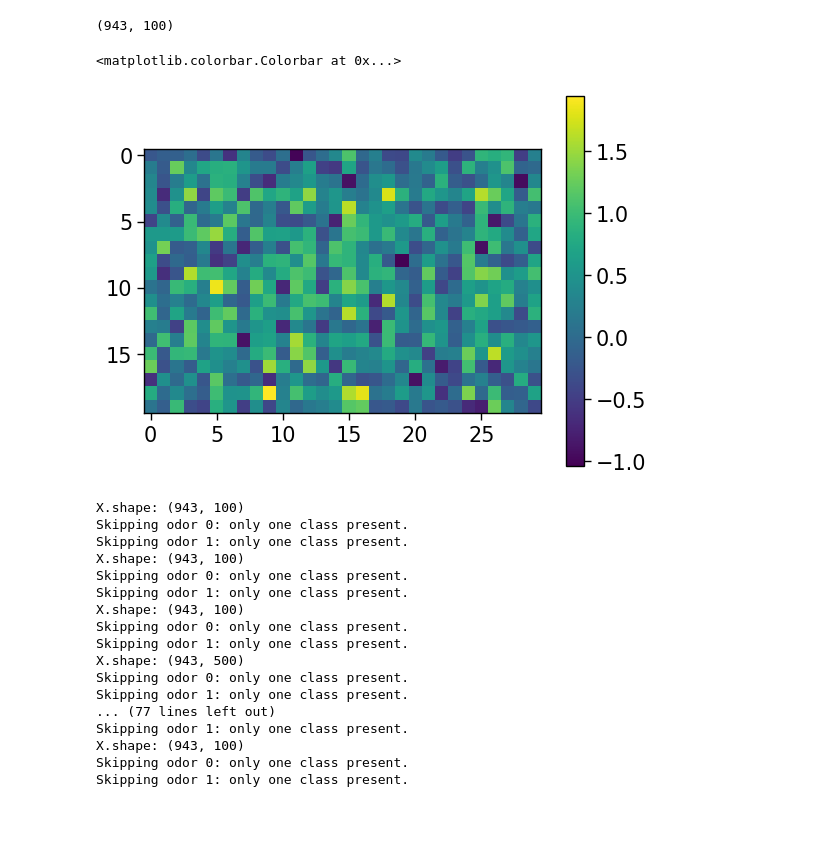
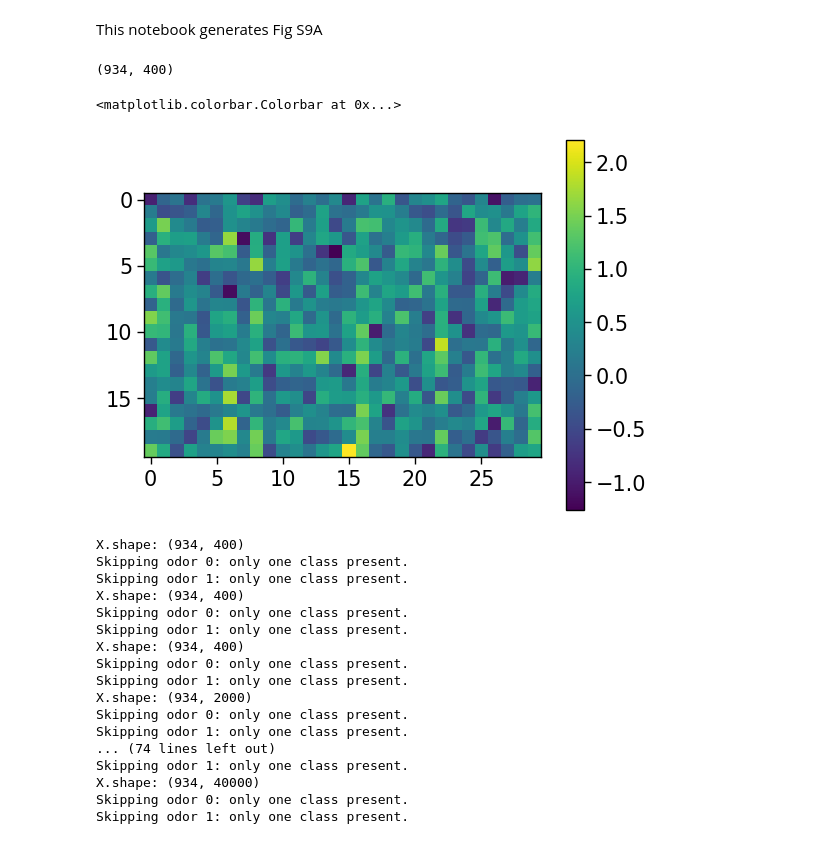
Before and after one commit to george-tog/sparse_inputs, a Jupyter notebook: scripts/5-sparse_expansive_code.ipynb, the cells around one changed output. Drawn from its saved outputs; the diff is of its cells as text; code cells hidden in the pictures; blank space fills up the shorter version.

```diff
--- a/scripts/5-sparse_expansive_code.ipynb
+++ b/scripts/5-sparse_expansive_code.ipynb
@@ -1,3 +1,5 @@
+# %% [markdown]
+This notebook generates Fig S9A
 # %%
 # imports
 import numpy as np
@@ -12,6 +14,6 @@ from coding_model_clean import *
 # %%
 # generate glomerular responses
-N = 10 # sqrt num glomeruli
+N = 20 # sqrt num glomeruli
 rho = 0.5 # antagonism correlation
 conc = train_cue_conc = bg_conc = 1e-3 # 1e0
 n_glom_shown = 400
@@ -22,35 +24,35 @@ cue = -1 # random targets
 model_params = init_model_parameters(total_bg=n_bg, N=N, rho=rho, bg_conc=conc, F_max=1, n=4, train_cue_conc=conc)
 n_train = 1000
 
 F_max = model_params['F_max']
 n = model_params['n']
 lneta = model_params['lneta']
 kappa = model_params['kappa']
 total_bg = model_params['total_bg']
 inv_kappa = 1.0 / kappa
 eta = np.exp(lneta)
 
 
 X_train_odor, y_train = generate_odor_vecs_vectorized(n_train, train_cue_conc, bg_conc, cue=cue, n_bg=-1, total_bg=total_bg)
 X_train_odor[:, :2] = 0 # remove cue odors
 X_train_odor = X_train_odor[X_train_odor.sum(axis=1) > 0] # remove empty rows
 n_train = X_train_odor.shape[0]
 
 X_train_tensor = tensorize_concs(X_train_odor, n_train, b, N)
 train_responses = compute_activity_vec(X_train_tensor, kappa, eta, F_max, n, sigma, inv_kappa=inv_kappa)
 X_train = train_responses.reshape(n_train, -1)
 
 print(X_train.shape)
 
 # plt.figure()
 # plt.imshow(X_train_odor[:20])
 plt.figure()
 plt.imshow(X_train[:20, :30])
 plt.colorbar()
 # %% [output]
-(943, 100)
+(934, 400)
 <matplotlib.colorbar.Colorbar at 0x...>
-[figure, old version]
+[figure, new version]
 # %%
 from sklearn.linear_model import LogisticRegression
 from sklearn.model_selection import StratifiedKFold, cross_val_score
@@ -253,21 +255,21 @@ agg = (
     .sort_values(["f", "N_c"])
 )
 # %% [output]
-X.shape: (943, 100)
+X.shape: (934, 400)
 Skipping odor 0: only one class present.
 Skipping odor 1: only one class present.
-X.shape: (943, 100)
+X.shape: (934, 400)
 Skipping odor 0: only one class present.
 Skipping odor 1: only one class present.
-X.shape: (943, 100)
+X.shape: (934, 400)
 Skipping odor 0: only one class present.
 Skipping odor 1: only one class present.
-X.shape: (943, 500)
+X.shape: (934, 2000)
 Skipping odor 0: only one class present.
 Skipping odor 1: only one class present.
-... (77 lines left out)
+... (74 lines left out)
 Skipping odor 1: only one class present.
-X.shape: (943, 100)
+X.shape: (934, 40000)
 Skipping odor 0: only one class present.
 Skipping odor 1: only one class present.
 # %%
```
Also changed, not shown: parts of 3 cells of this notebook, 17 other files.
